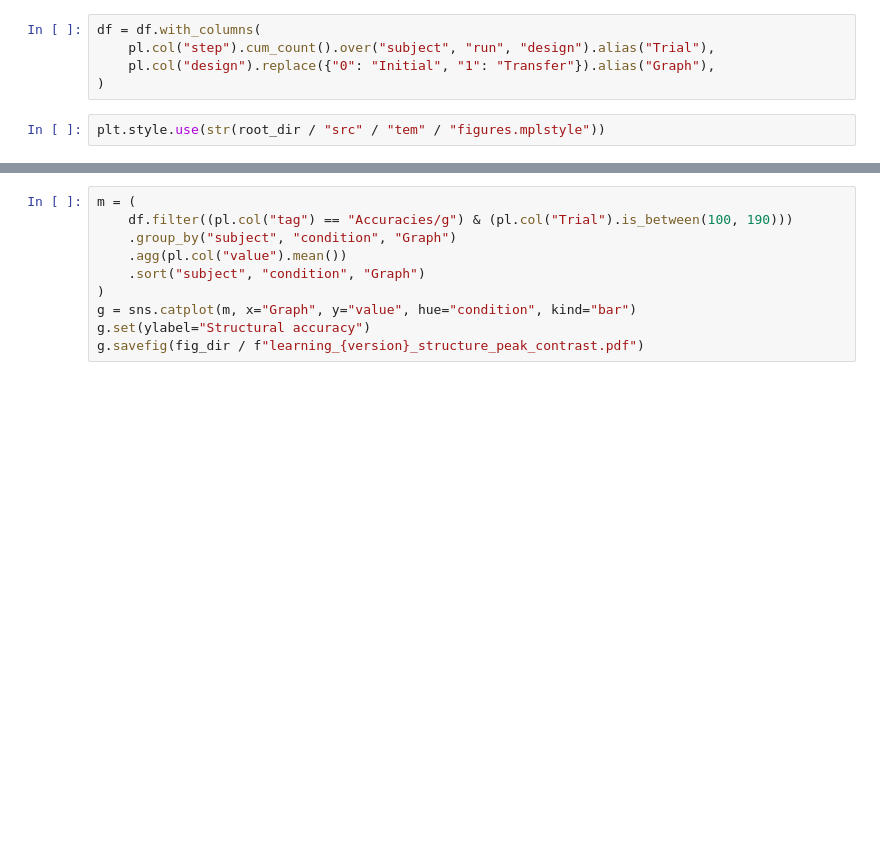
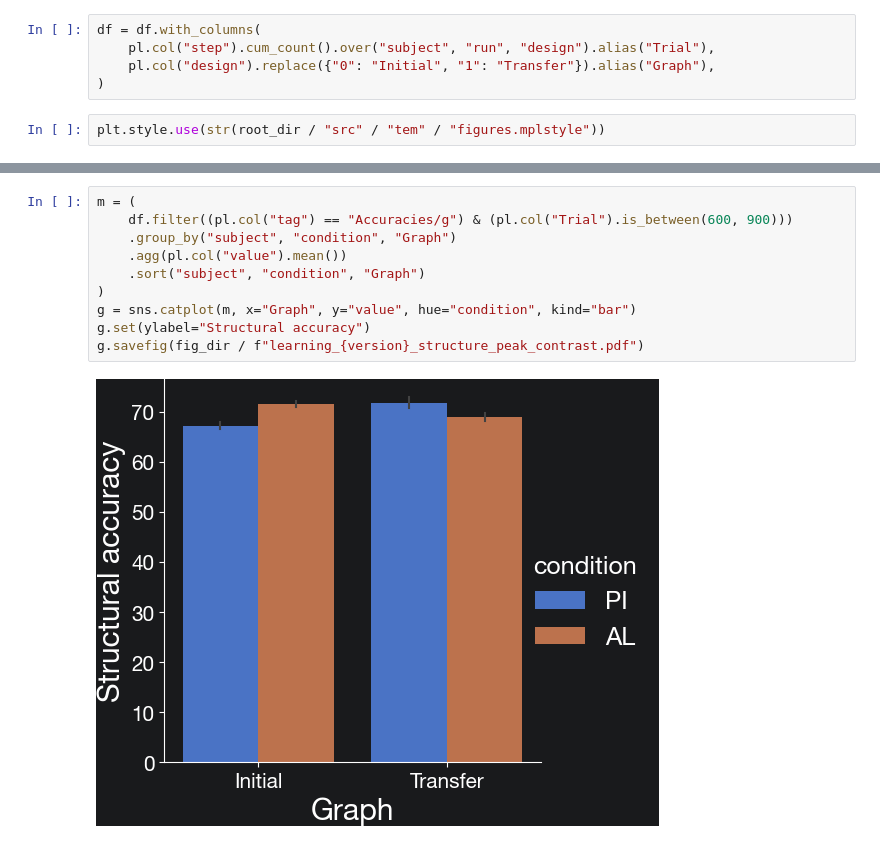
Before and after one commit to hamllab/torch_tem, a Jupyter notebook: jupyter/operators_learning_v3.ipynb, the cells around one changed output, grey strips where cells are left out. Drawn from its saved outputs; the diff is of its cells as text; blank space fills up the shorter version.

```diff
--- a/jupyter/operators_learning_v3.ipynb
+++ b/jupyter/operators_learning_v3.ipynb
@@ -131,13 +182,15 @@ g.savefig(fig_dir / f"learning_{version}_perception.pdf")
 # %%
 m = (
-    df.filter((pl.col("tag") == "Accuracies/g") & (pl.col("Trial").is_between(100, 190)))
+    df.filter((pl.col("tag") == "Accuracies/g") & (pl.col("Trial").is_between(600, 900)))
     .group_by("subject", "condition", "Graph")
     .agg(pl.col("value").mean())
     .sort("subject", "condition", "Graph")
 )
 g = sns.catplot(m, x="Graph", y="value", hue="condition", kind="bar")
 g.set(ylabel="Structural accuracy")
 g.savefig(fig_dir / f"learning_{version}_structure_peak_contrast.pdf")
+# %% [output]
+[figure, added]
 # %%
 al = m.filter((pl.col("Graph") == "Transfer") & (pl.col("condition") == "AL"))
 pi = m.filter((pl.col("Graph") == "Transfer") & (pl.col("condition") == "PI"))
```
Also changed, not shown: parts of 12 cells of this notebook.
